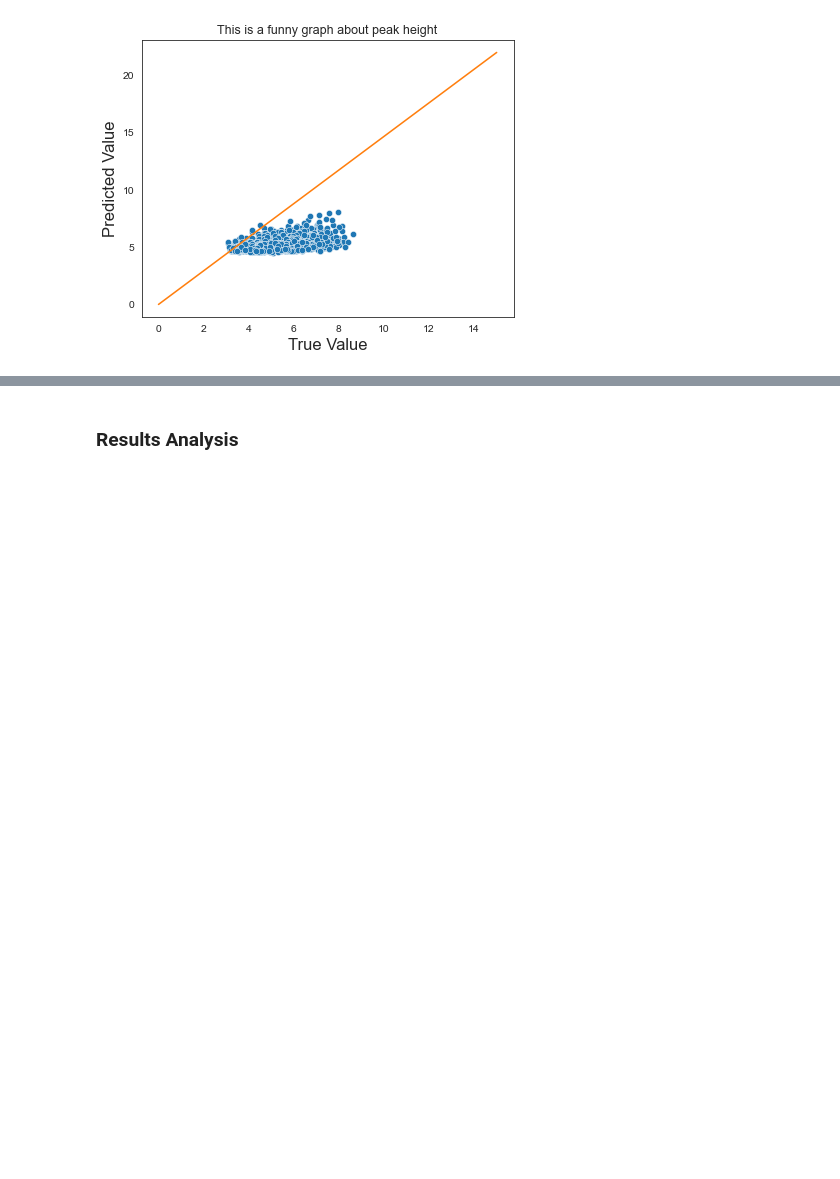
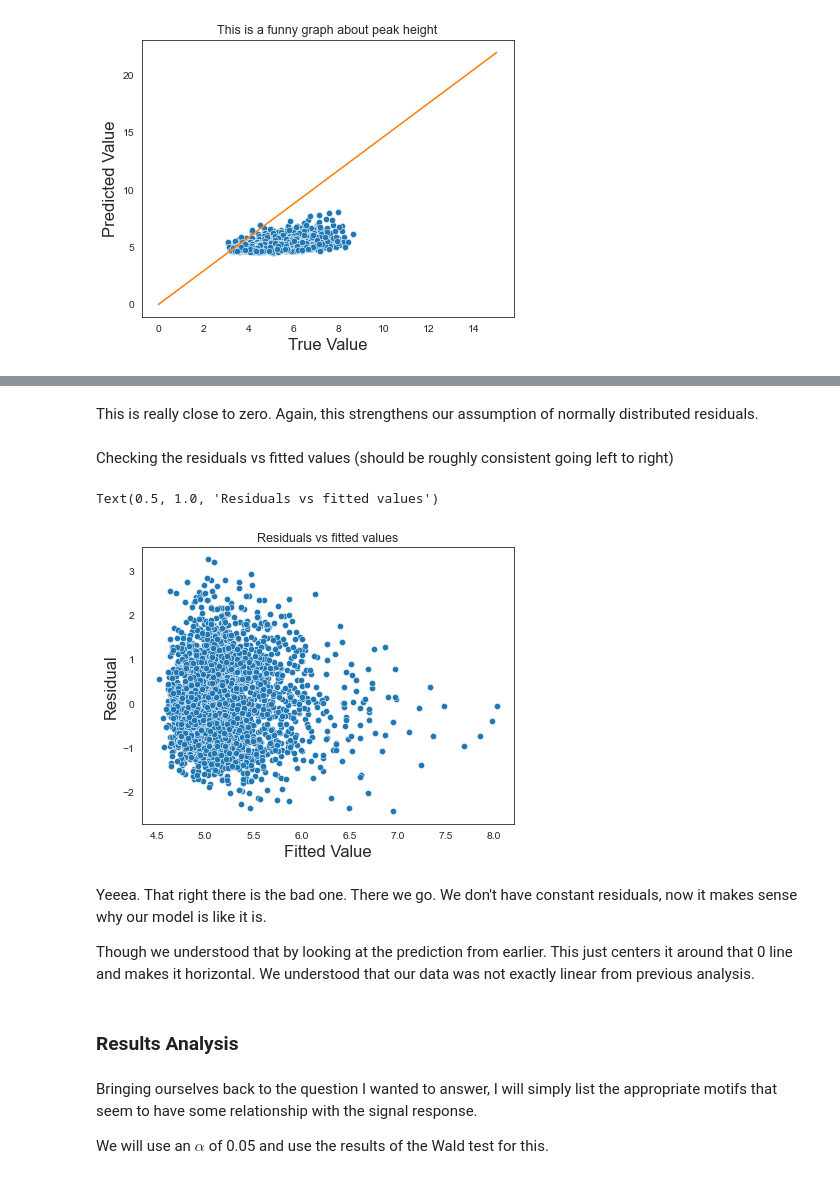
Before and after one commit to FriendlyBandit/data_science_final_project, a Jupyter notebook: linear_regression.ipynb, the cells around one changed output, grey strips where cells are left out. Drawn from its saved outputs; the diff is of its cells as text; code cells hidden in the pictures; blank space fills up the shorter version.

```diff
--- a/linear_regression.ipynb
+++ b/linear_regression.ipynb
@@ -214,2 +250,22 @@ print(len(response[response['signal_value'] < 5]))
+# %% [markdown]
+This is really close to zero. Again, this strengthens our assumption of normally distributed residuals.
+# %% [markdown]
+Checking the residuals vs fitted values (should be roughly consistent going left to right)
+# %%
+sns.scatterplot(x=results.fittedvalues, y=results.resid)
+plt.xlabel("Fitted Value", fontsize=16)
+plt.ylabel("Residual", fontsize=16)
+plt.title("Residuals vs fitted values")
+# %% [output]
+Text(0.5, 1.0, 'Residuals vs fitted values')
+[figure, added]
+# %% [markdown]
+Yeeea. That right there is the bad one. There we go. We don't have constant residuals, now it makes sense why our model is like it is.
+
+Though we understood that by looking at the prediction from earlier. This just centers it around that 0 line and makes it horizontal. We understood that our data was not exactly linear from previous analysis.
 # %% [markdown]
 ### Results Analysis
+# %% [markdown]
+Bringing ourselves back to the question I wanted to answer, I will simply list the appropriate motifs that seem to have some relationship with the signal response.
+
+We will use an $\alpha$ of 0.05 and use the results of the Wald test for this.
```
Also changed, not shown: parts of 20 cells of this notebook, 2 other files.
